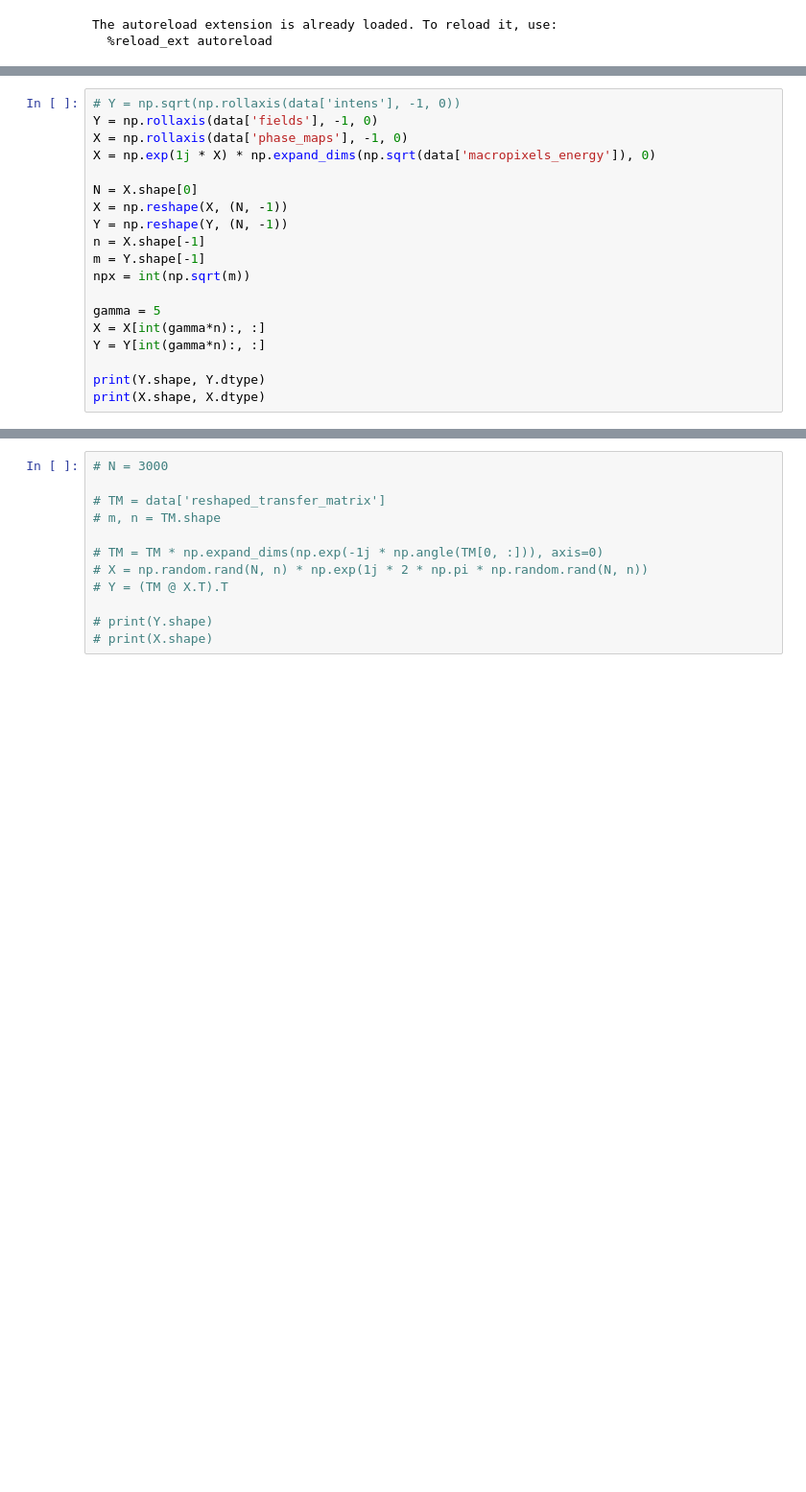
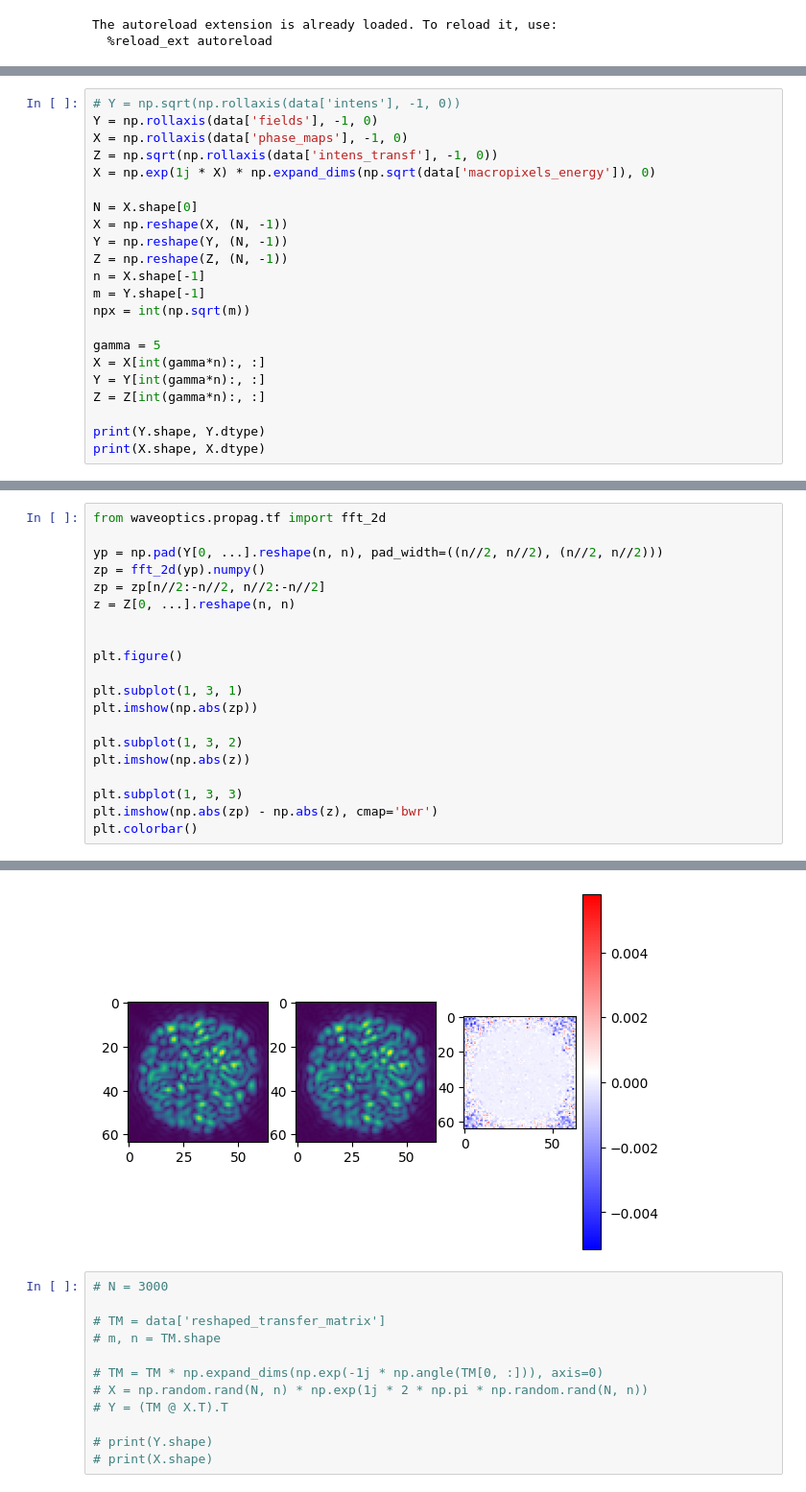
Before and after one commit to jysru/tensorflow_cvnn, a Jupyter notebook: example_mmf_tm.ipynb, the cells around one changed output, grey strips where cells are left out. Shown at 96% size. Drawn from its saved outputs; the diff is of its cells as text; blank space fills up the shorter version.

```diff
--- a/example_mmf_tm.ipynb
+++ b/example_mmf_tm.ipynb
@@ -27,11 +27,13 @@ print(data['macropixels_energy'].shape)
 # Y = np.sqrt(np.rollaxis(data['intens'], -1, 0))
 Y = np.rollaxis(data['fields'], -1, 0)
 X = np.rollaxis(data['phase_maps'], -1, 0)
+Z = np.sqrt(np.rollaxis(data['intens_transf'], -1, 0))
 X = np.exp(1j * X) * np.expand_dims(np.sqrt(data['macropixels_energy']), 0)
 
 N = X.shape[0]
 X = np.reshape(X, (N, -1))
 Y = np.reshape(Y, (N, -1))
+Z = np.reshape(Z, (N, -1))
 n = X.shape[-1]
 m = Y.shape[-1]
 npx = int(np.sqrt(m))
@@ -39,6 +41,7 @@ npx = int(np.sqrt(m))
 gamma = 5
 X = X[int(gamma*n):, :]
 Y = Y[int(gamma*n):, :]
+Z = Z[int(gamma*n):, :]
 
 print(Y.shape, Y.dtype)
 print(X.shape, X.dtype)
@@ -47,0 +51,21 @@ print(X.shape, X.dtype)
+# %%
+from waveoptics.propag.tf import fft_2d
+
+yp = np.pad(Y[0, ...].reshape(n, n), pad_width=((n//2, n//2), (n//2, n//2)))
+zp = fft_2d(yp).numpy()
+zp = zp[n//2:-n//2, n//2:-n//2]
+z = Z[0, ...].reshape(n, n)
+
+
+plt.figure()
+
+plt.subplot(1, 3, 1)
+plt.imshow(np.abs(zp))
+
+plt.subplot(1, 3, 2)
+plt.imshow(np.abs(z))
+
+plt.subplot(1, 3, 3)
+plt.imshow(np.abs(zp) - np.abs(z), cmap='bwr')
+plt.colorbar()
+# %% [output]
@@ -48,3 +73,4 @@ print(X.shape, X.dtype)
+[figure, added]
 # %%
 # N = 3000
 
```
Also changed, not shown: parts of 8 cells of this notebook, 3 other files.
